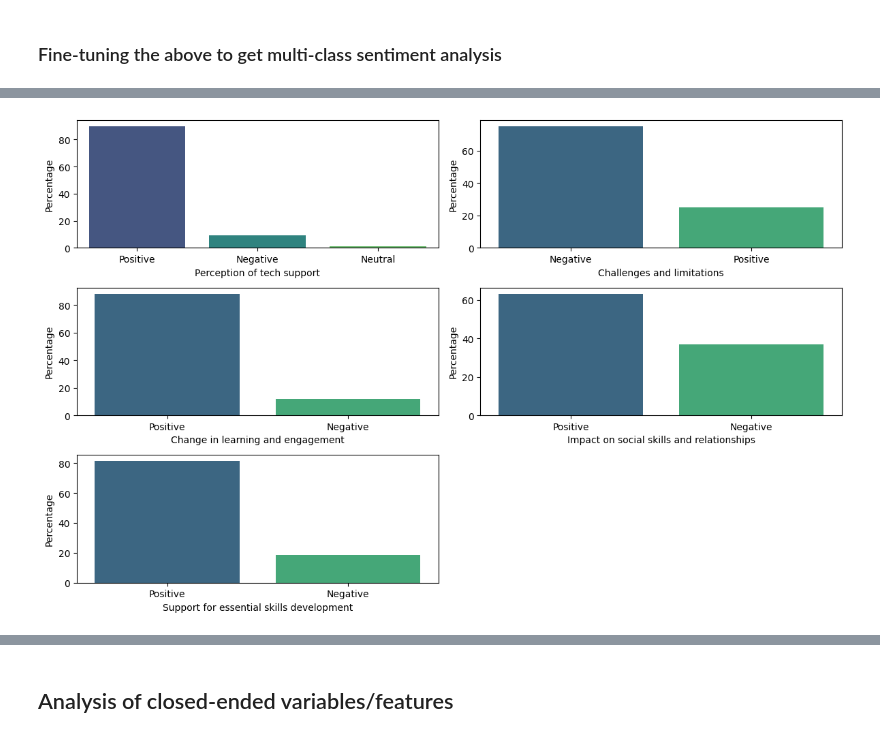
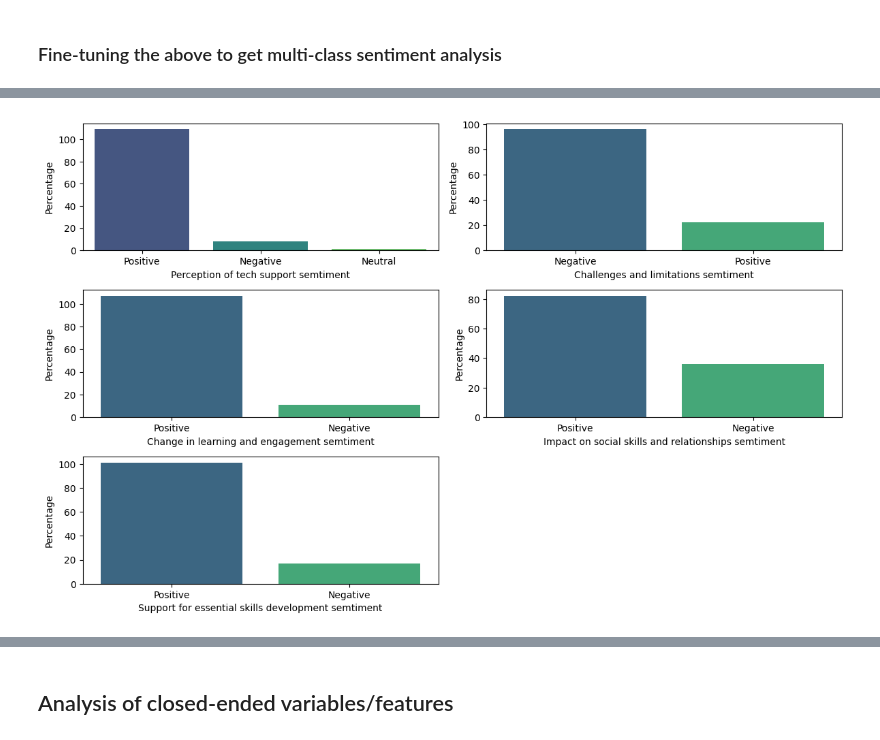
Before and after one commit to math-pal/edu-tech, a Jupyter notebook: impact_of_tech_on_edu.ipynb, the cells around one changed output, grey strips where cells are left out. Saved outputs shown, nothing was run; the diff lists cells and outputs as text; code cells hidden in the pictures.

Commit message:
Graphs updated

```diff
--- a/impact_of_tech_on_edu.ipynb
+++ b/impact_of_tech_on_edu.ipynb
@@ -728,6 +744,6 @@ print(df['school_location'].unique())
 # %%
 # Function to draw plot of categorical variables
-def plot_categorical_variables(df, columns, figsize=(12, 8), ylabel=None, save_path=None):
+def plot_sub(df, columns, figsize=(12, 8), plot_type='count', ylabel=None, save_path=None, bar_width=0.8):
 
     # Create the plot
     plt.figure(figsize=figsize)
@@ -742,7 +758,13 @@ def plot_categorical_variables(df, columns, figsize=(12, 8), ylabel=None, save_p
         plt.subplot(len(columns), 2, i+1)  # Adjust to use len(columns)
 
         # Plot on respective subplot
-        sns.barplot(x=percent_value_counts.index, y=percent_value_counts.values, hue=percent_value_counts.index, palette='viridis')
+        if plot_type.lower() == 'percent':
+            sns.barplot(
+                x=percent_value_counts.index, y=percent_value_counts.values,
+                hue=percent_value_counts.index, palette='viridis', width=bar_width
+                )
+        else:
+            sns.barplot(x=value_counts.index, y=value_counts.values, hue=value_counts.index, palette='viridis', width=bar_width)
 
         # plt.title(f'{title} of {col.replace("_", " ").capitalize()}')  # Corrected f-string
         plt.xlabel(f'{col.replace("_", " ").capitalize()}')
@@ -792,15 +786,0 @@ col_sentiment
-# %%
-# Function to classify sentiment with a neutral case
-def classify_sentiment(text, neutral_threshold=0.6):
-    result = classifier(text)[0]
-    label = result['label'].capitalize()
-    score = result['score']
-
-    # Consider sentiment as 'Neutral' if the score is below the neutral_threshold
-    if score < neutral_threshold:
-        return 'Neutral'
-    return label
-# %%
-# Applying sentiment analysis to each column in 'col_sentiment'
-for col in col_sentiment:
-    df[col] = df[col].dropna().apply(lambda x: classify_sentiment(x))
@@ -1104,5 +985,9 @@ def classify_sentiment(text, neutral_threshold=0.6):
     return label
 # %%
 # Applying sentiment analysis to each column in 'col_sentiment'
+col_sentiment_analysis = []
 for col in col_sentiment:
-    df[col] = df[col].dropna().apply(lambda x: classify_sentiment(x))
+    sentiment = col + '_semtiment'
+    col_sentiment_analysis.append(sentiment)
+    df[sentiment] = df[col].dropna().apply(lambda x: classify_sentiment(x))
+    df[sentiment] = df[sentiment].fillna(df[sentiment].mode()[0])
@@ -1120,5 +1226,5 @@ for col in col_sentiment:
 # %%
-plot_categorical_variables(df, col_sentiment, (12, 12),
+plot_sub(df, col_sentiment_analysis, (12, 12),
                               ylabel="Percentage", save_path="sentiment_distribution_plot.png")
 # %% [output]
-[figure, old version]
+[figure, new version]
```
Also changed, not shown: parts of 62 cells of this notebook, 8 other files.
